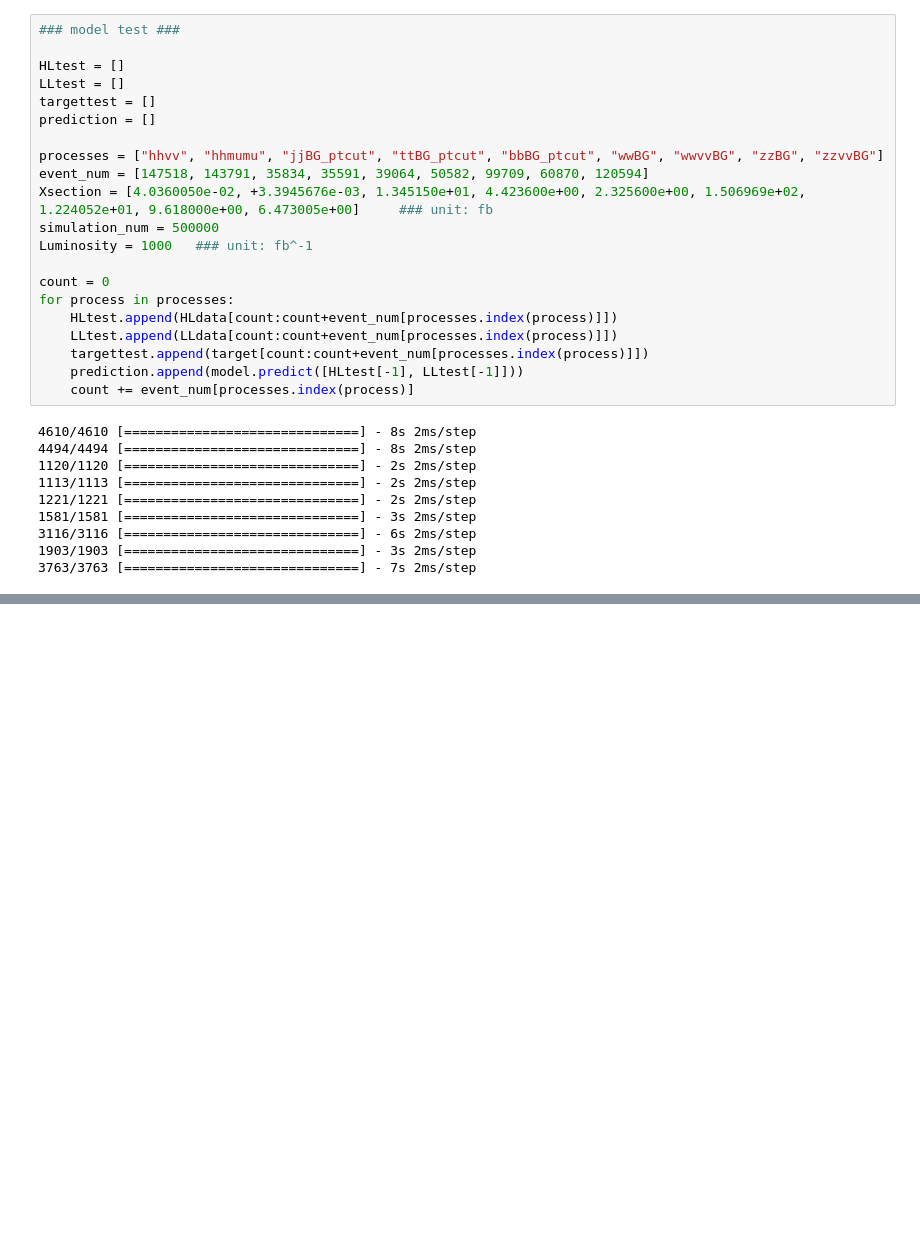
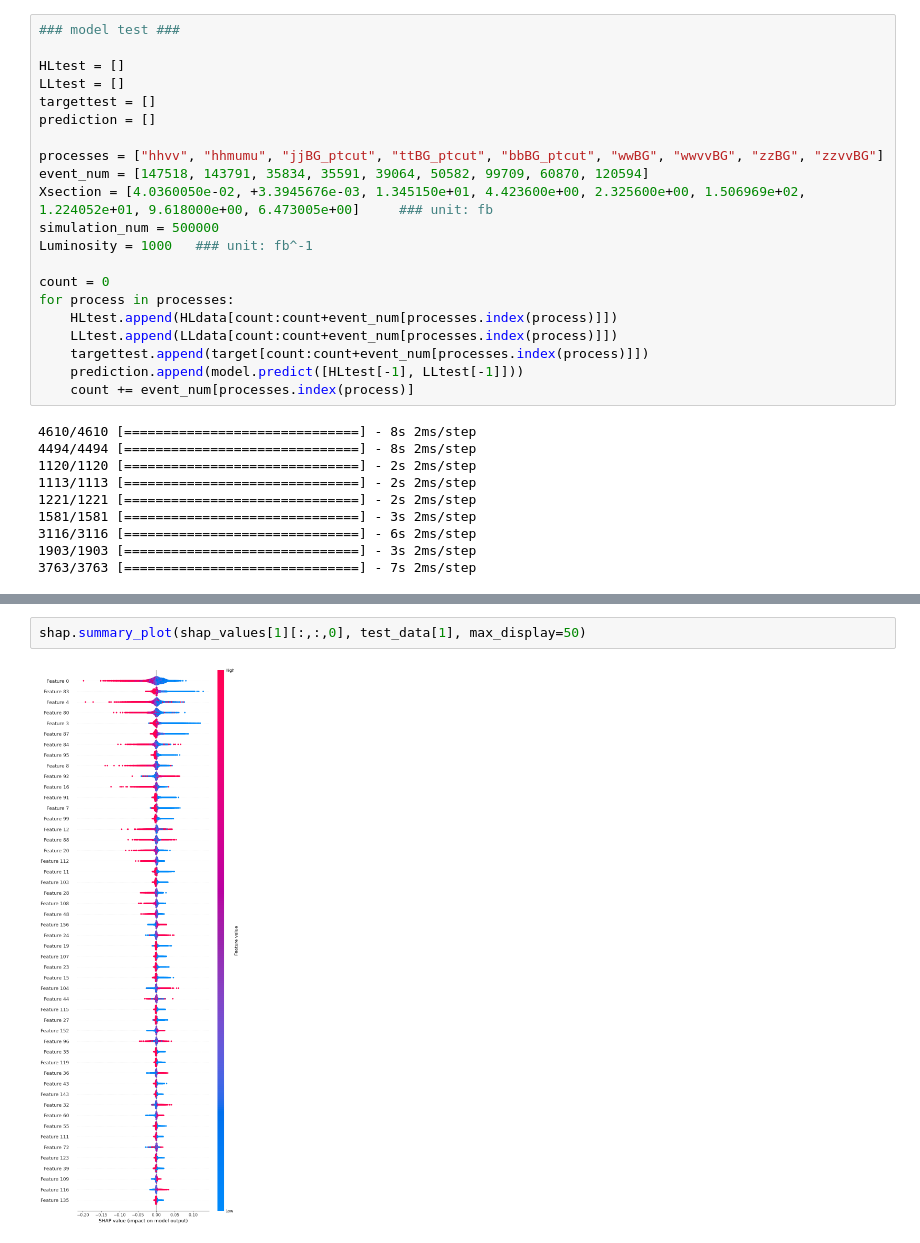
Before and after one commit to FeiChinzz/HHproduction, a Jupyter notebook: mucollider_hhvv/MLmodel.ipynb, the cells around one changed output, grey strips where cells are left out. Saved outputs shown, nothing was run; the diff lists cells and outputs as text; blank space fills up the shorter version.

```diff
--- a/mucollider_hhvv/MLmodel.ipynb
+++ b/mucollider_hhvv/MLmodel.ipynb
@@ -313,0 +362,4 @@ significance: 7.0720433728662835
+# %%
+shap.summary_plot(shap_values[1][:,:,0], test_data[1], max_display=50)
+# %% [output]
+[figure, added]
```
Also changed, not shown: parts of 13 cells of this notebook.
